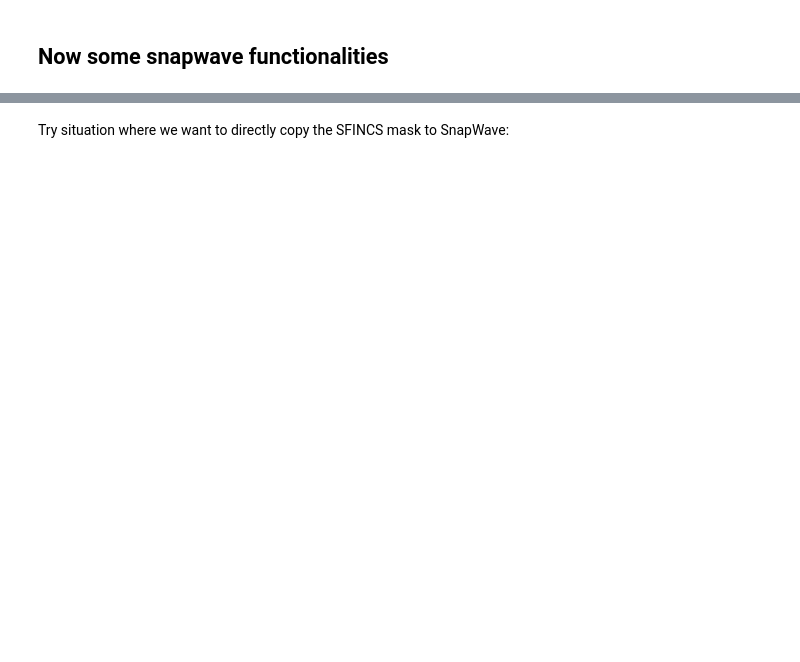
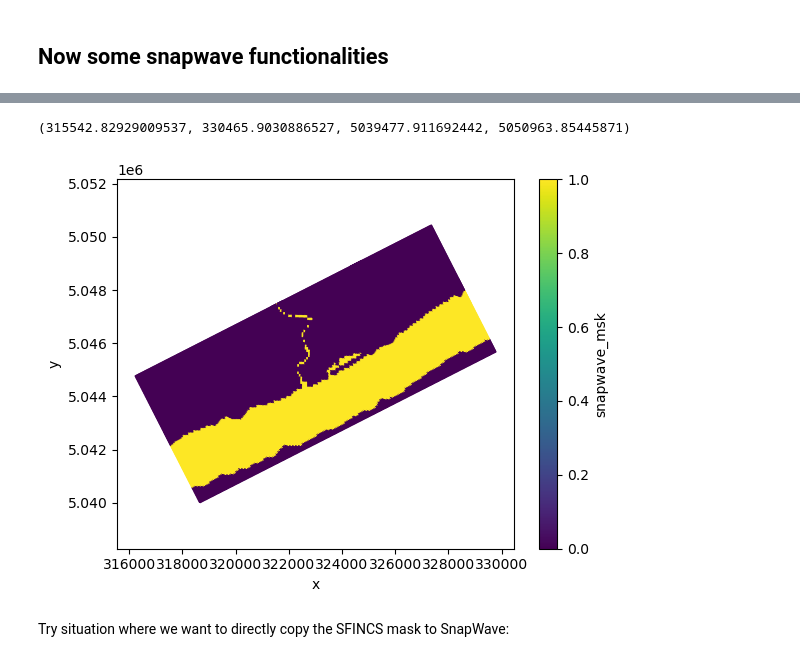
Before and after one commit to Deltares/hydromt_sfincs, a Jupyter notebook: examples/test_quadtree.ipynb, the cells around one changed output, grey strips where cells are left out. Cells and saved outputs as stored; diff of their text form; code cells hidden in the pictures; blank space fills up the shorter version.

```diff
--- a/examples/test_quadtree.ipynb
+++ b/examples/test_quadtree.ipynb
@@ -156,8 +228,10 @@ sf_qt.quadtree.data["msk"].ugrid.plot()
 # %%
 # drop the mask variable from the quadtree data
-sf_qt.quadtree.data = sf_qt.quadtree.data.drop("mask")
+# sf_qt.quadtree.data = sf_qt.quadtree.data.drop("mask")
 # %% [markdown]
 ## Now some snapwave functionalities
 # %%
-sf_qt.setup_mask_active(model="snapwave", zmin=-5, zmax=5, include_mask=gdf_riv_buf)
+sf_qt.setup_mask_active(model="snapwave", zmin=-10, zmax=0)#, include_mask=gdf_riv_buf)
 sf_qt.quadtree.data["snapwave_msk"].ugrid.plot()
+plt.axis('equal')
+# %% [output]
@@ -164,2 +240,4 @@ sf_qt.quadtree.data["snapwave_msk"].ugrid.plot()
+(315542.82929009537, 330465.9030886527, 5039477.911692442, 5050963.85445871)
+[figure, added]
 # %% [markdown]
 Try situation where we want to directly copy the SFINCS mask to SnapWave:
```
Also changed, not shown: parts of 24 cells of this notebook, 1 other file.
